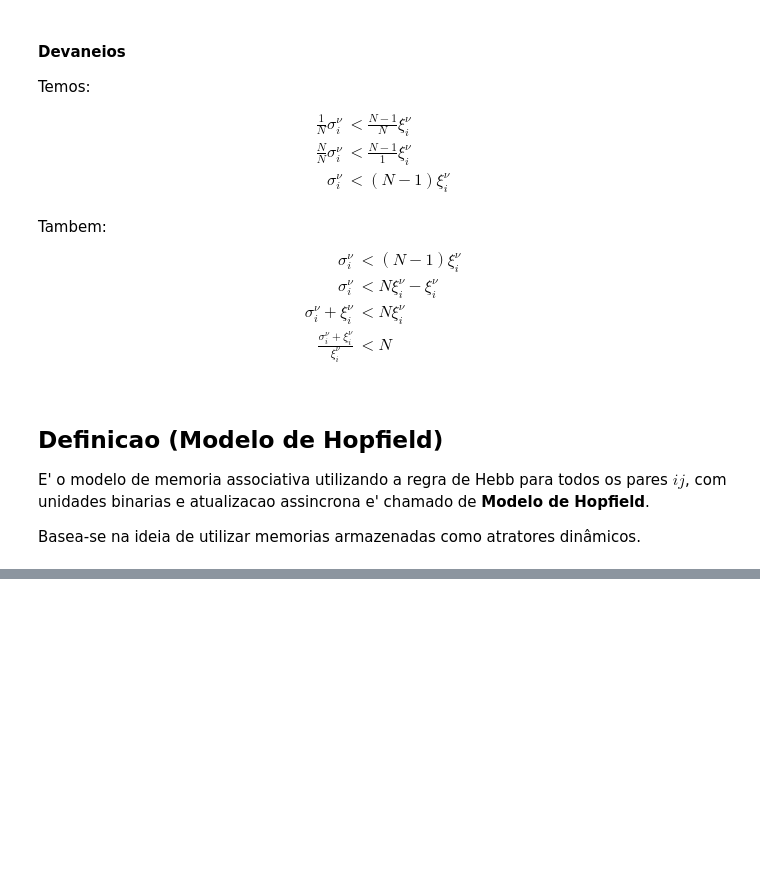
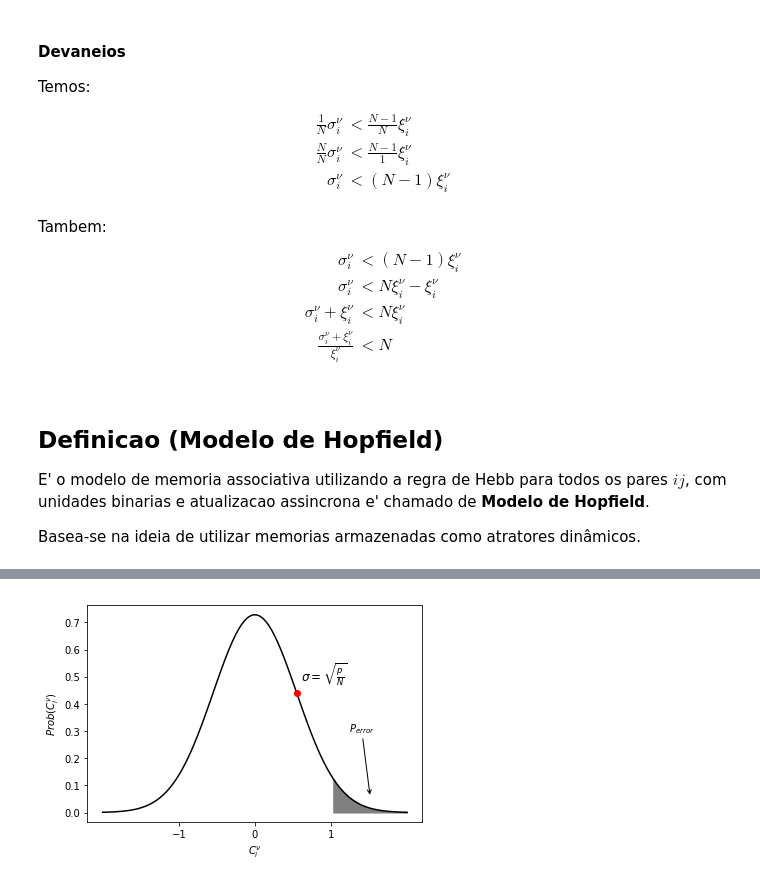
Before and after one commit to JacAbreu/neuronal, a Jupyter notebook: igor/Redes Neuronais Artificiais.ipynb, the cells around one changed output, grey strips where cells are left out. Drawn from its saved outputs; the diff is of its cells as text; code cells hidden in the pictures; blank space fills up the shorter version.

```diff
--- a/igor/Redes Neuronais Artificiais.ipynb
+++ b/igor/Redes Neuronais Artificiais.ipynb
@@ -433,0 +440,37 @@ C_i^\nu \equiv -\xi_i^\nu  \frac 1 N \sum_j \sum_{\mu \neq \nu} \xi_i^\mu \xi_j^
+# %%
+from scipy.stats import norm
+
+mu = 0       # Centro da distribuicao/media
+p = 3        # Numero de padroes memorizados
+N = 10       # Numero de neuronios
+sigma = np.sqrt(p/N)
+
+
+x = np.linspace(-2, 2, 100)
+dist = norm(mu, sigma)
+
+fig = plt.figure()
+ax = fig.add_subplot(111)
+
+
+plt.plot(x, dist.pdf(x), 'k')
+plt.plot(sigma,dist.pdf(sigma),'ro')
+
+sigmastr = r'$\sigma = \sqrt{\frac{p}{N}} $'
+ax.text(sigma*1.1, dist.pdf(sigma)*1.1, sigmastr, fontsize=12)
+
+pos = next(k for k,v in enumerate(x) if v > 1)
+
+plt.fill_between(x[pos:],dist.pdf(x[pos:]),0, color='grey')
+
+siz = len(x[pos:])
+ax.annotate(r'$P_{error}$', xy=(x[pos+siz//2], dist.pdf(x[pos+5])), xytext=(x[pos+5], 0.3),
+            arrowprops=dict(facecolor='grey', arrowstyle='->')
+            )
+
+plt.xlabel(r'$C^\nu_i$')
+plt.ylabel(r'$Prob(C^\nu_i)$')
+plt.xticks([-1,0,1])
+plt.show()
+# %% [output]
+[figure, added]
```
Also changed, not shown: parts of 8 cells of this notebook, 2 other files.
